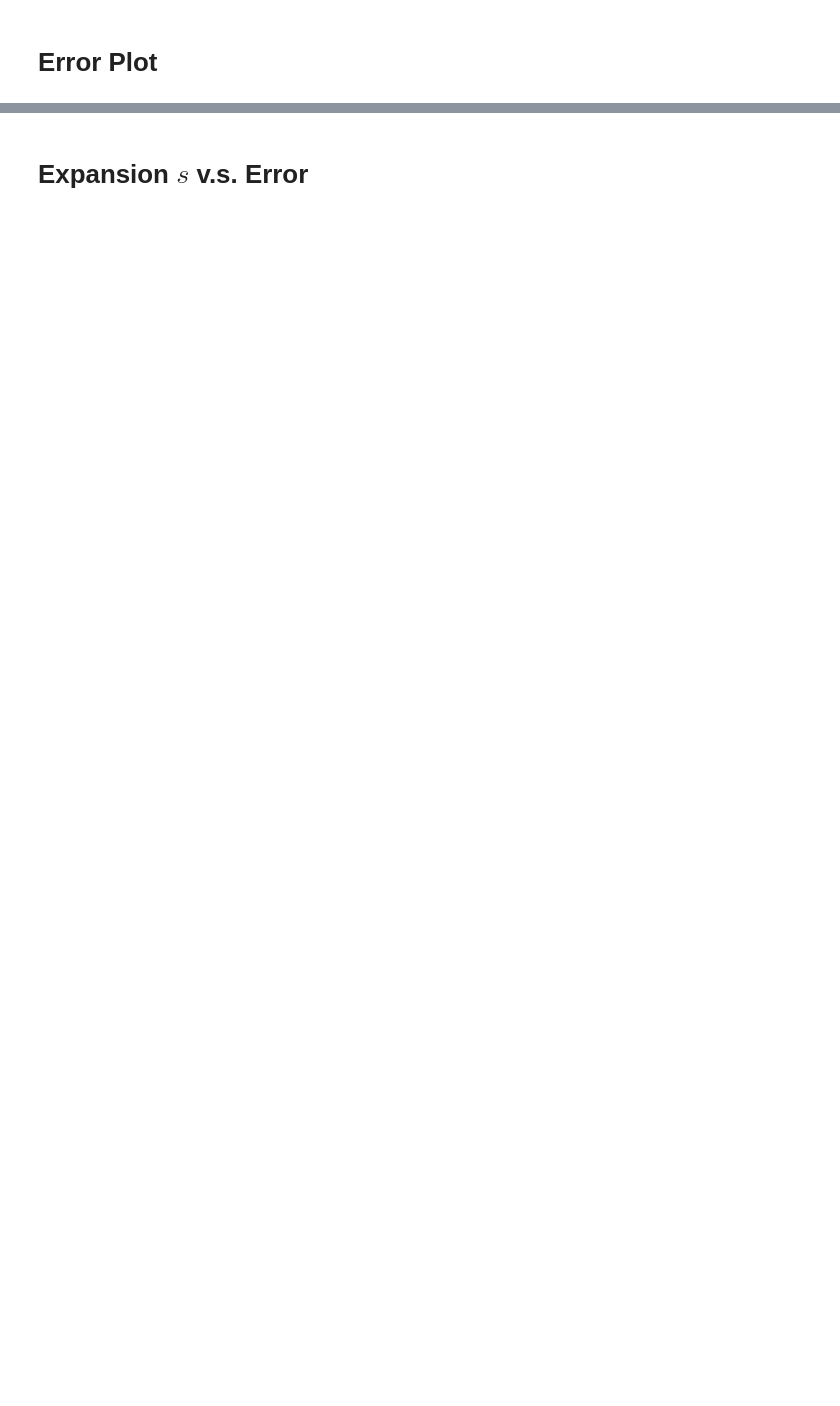
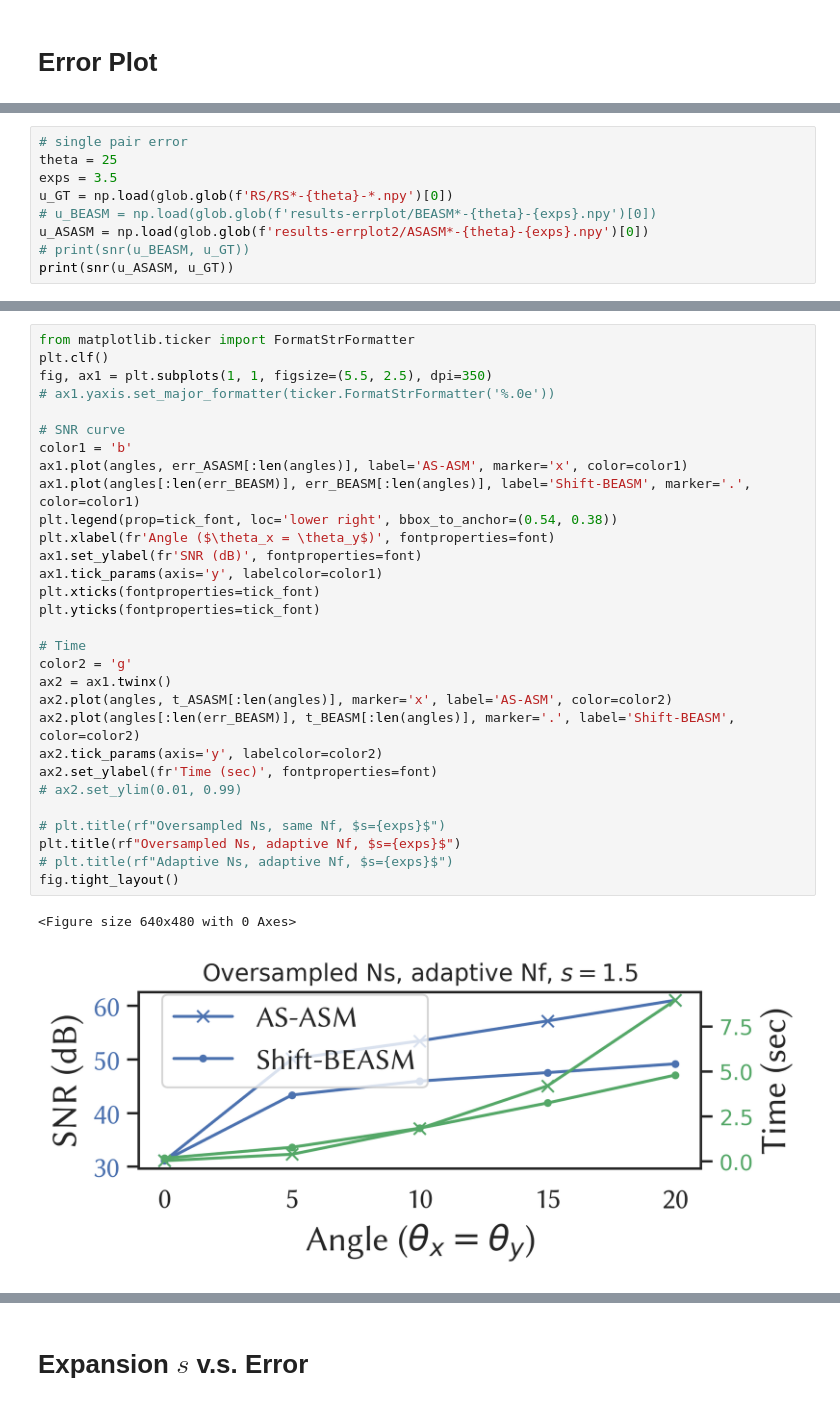
Before and after one commit to whywww/ASASM, a Jupyter notebook: figures.ipynb, the cells around one changed output, grey strips where cells are left out. Drawn from its saved outputs; the diff is of its cells as text; blank space fills up the shorter version.

```diff
--- a/figures.ipynb
+++ b/figures.ipynb
@@ -55,0 +60,9 @@ err_ASASM = np.array(err_ASASM)
+# %%
+# single pair error
+theta = 25
+exps = 3.5
+u_GT = np.load(glob.glob(f'RS/RS*-{theta}-*.npy')[0])
+# u_BEASM = np.load(glob.glob(f'results-errplot/BEASM*-{theta}-{exps}.npy')[0])
+u_ASASM = np.load(glob.glob(f'results-errplot2/ASASM*-{theta}-{exps}.npy')[0])
+# print(snr(u_BEASM, u_GT))
+print(snr(u_ASASM, u_GT))
@@ -55,0 +96,33 @@ err_ASASM = np.array(err_ASASM)
+# %%
+from matplotlib.ticker import FormatStrFormatter
+plt.clf()
+fig, ax1 = plt.subplots(1, 1, figsize=(5.5, 2.5), dpi=350)
+# ax1.yaxis.set_major_formatter(ticker.FormatStrFormatter('%.0e'))
+
+# SNR curve
+color1 = 'b'
+ax1.plot(angles, err_ASASM[:len(angles)], label='AS-ASM', marker='x', color=color1)
+ax1.plot(angles[:len(err_BEASM)], err_BEASM[:len(angles)], label='Shift-BEASM', marker='.', color=color1)
+plt.legend(prop=tick_font, loc='lower right', bbox_to_anchor=(0.54, 0.38))
+plt.xlabel(fr'Angle ($\theta_x = \theta_y$)', fontproperties=font)
+ax1.set_ylabel(fr'SNR (dB)', fontproperties=font)
+ax1.tick_params(axis='y', labelcolor=color1)
+plt.xticks(fontproperties=tick_font)
+plt.yticks(fontproperties=tick_font)
+
+# Time
+color2 = 'g'
+ax2 = ax1.twinx()
+ax2.plot(angles, t_ASASM[:len(angles)], marker='x', label='AS-ASM', color=color2)
+ax2.plot(angles[:len(err_BEASM)], t_BEASM[:len(angles)], marker='.', label='Shift-BEASM', color=color2)
+ax2.tick_params(axis='y', labelcolor=color2)
+ax2.set_ylabel(fr'Time (sec)', fontproperties=font)
+# ax2.set_ylim(0.01, 0.99)
+
+# plt.title(rf"Oversampled Ns, same Nf, $s={exps}$")
+plt.title(rf"Oversampled Ns, adaptive Nf, $s={exps}$")
+# plt.title(rf"Adaptive Ns, adaptive Nf, $s={exps}$")
+fig.tight_layout()
+# %% [output]
+<Figure size 640x480 with 0 Axes>
+[figure, added]
```
Also changed, not shown: parts of 20 cells of this notebook, 6 other files.
